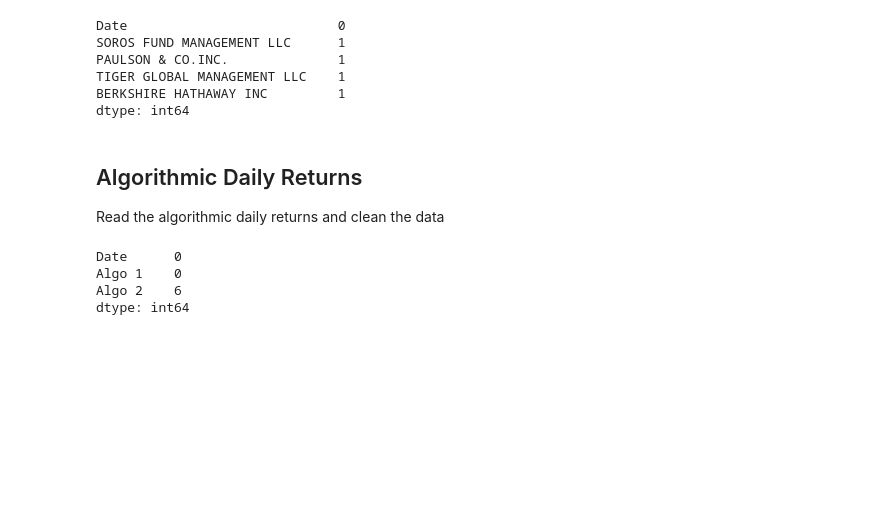
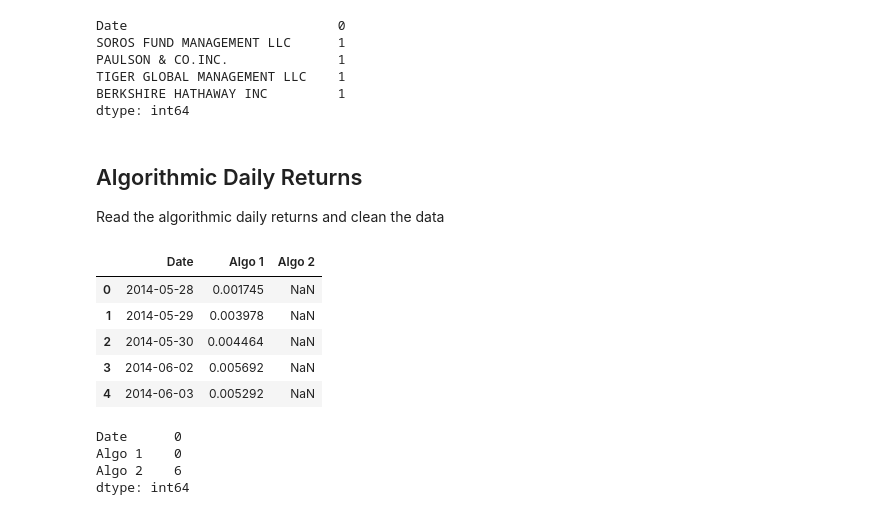
Before and after one commit to jdfwsp/pandas_for_data, a Jupyter notebook: whale_analysis.ipynb, the cells around one changed output. Saved outputs shown, nothing was run; the diff lists cells and outputs as text; code cells hidden in the pictures; blank space fills up the shorter version.

```diff
--- a/whale_analysis.ipynb
+++ b/whale_analysis.ipynb
@@ -50,6 +60,15 @@ Read the algorithmic daily returns and clean the data
 # %%
 # Reading algorithmic returns
 ar_df = pd.read_csv('Resources/algo_returns.csv')
+ar_df['Date'] = pd.to_datetime(ar_df['Date'])
+ar_df.head()
+# %% [output]
+|  | Date | Algo 1 | Algo 2 |
+| 0 | 2014-05-28 | 0.001745 | NaN |
+| 1 | 2014-05-29 | 0.003978 | NaN |
+| 2 | 2014-05-30 | 0.004464 | NaN |
+| 3 | 2014-06-02 | 0.005692 | NaN |
+| 4 | 2014-06-03 | 0.005292 | NaN |
 # %%
 # Count nulls
 ar_df.isnull().sum()
```
Also changed, not shown: parts of 7 cells of this notebook.
